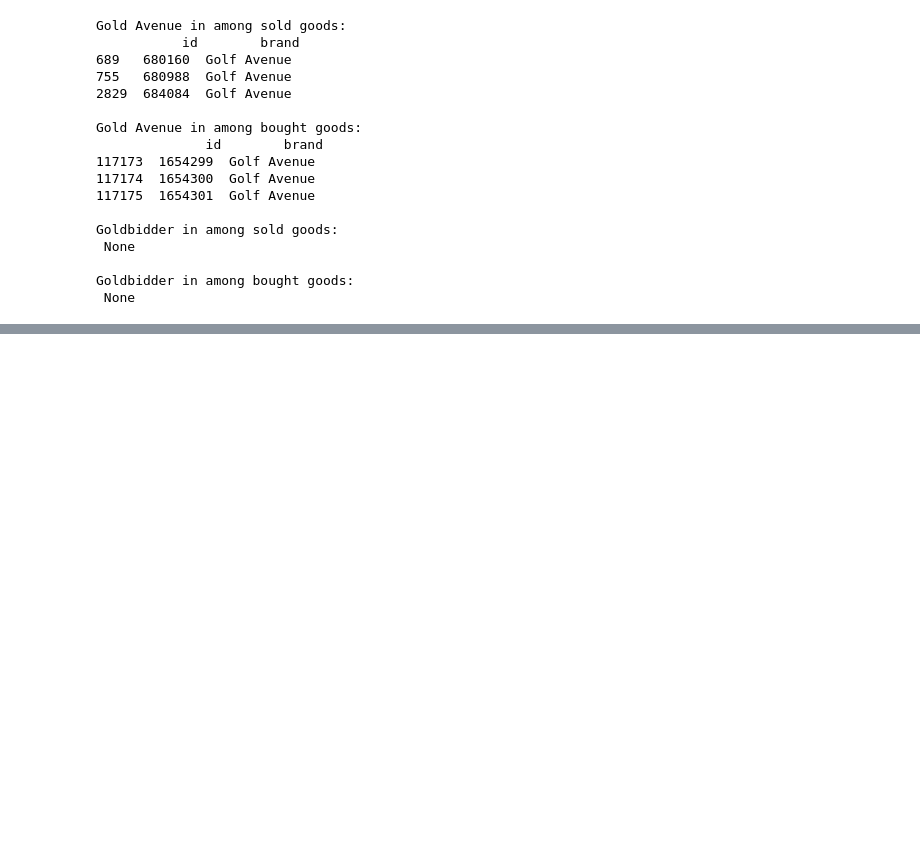
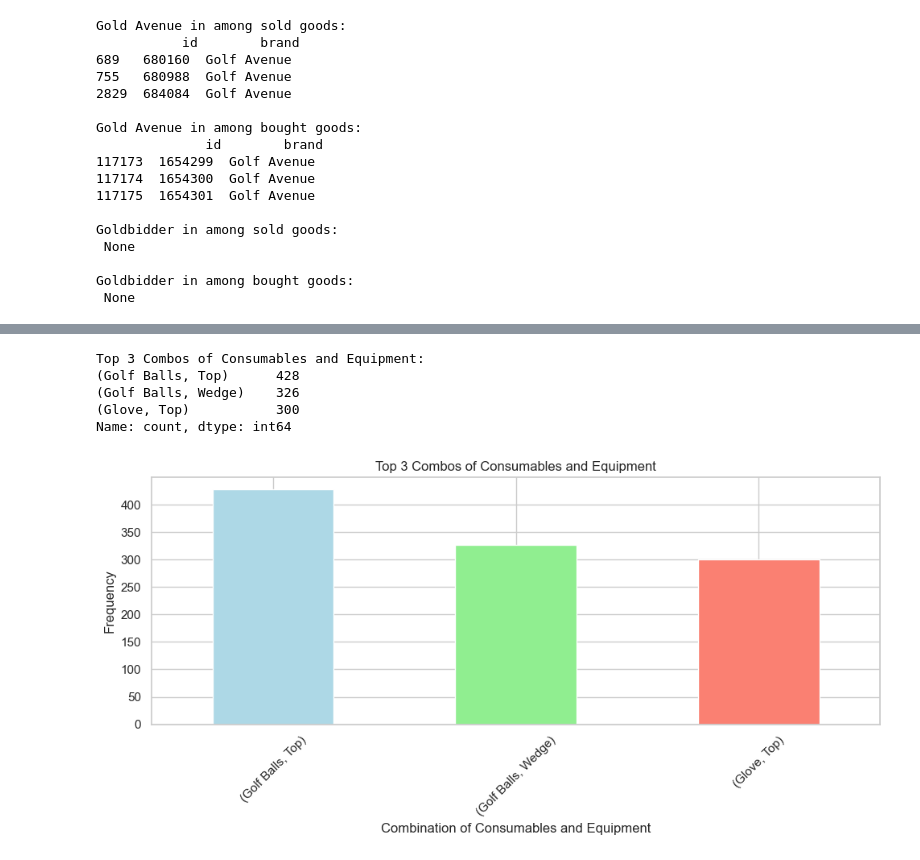
Before and after one commit to PavelZarankin/Cohora_task, a Jupyter notebook: Solutions.ipynb, the cells around one changed output, grey strips where cells are left out. Drawn from its saved outputs; the diff is of its cells as text; code cells hidden in the pictures; blank space fills up the shorter version.

```diff
--- a/Solutions.ipynb
+++ b/Solutions.ipynb
@@ -931,0 +957,55 @@ Goldbidder in among bought goods:
+# %%
+# Assuming df_orders is already defined and loaded
+
+# Define consumables
+consumables = ['Golf Balls', 'Tees', 'Glove', 'Towel', 'Water Bottle']
+
+# Get all unique types from the DataFrame
+all_types = df_orders['type'].unique()
+
+# Define equipment as all types that are not consumables
+equipment = [item for item in all_types if item not in consumables]
+
+# Filter orders with consumables
+df_consumables = df_orders[df_orders['type'].isin(consumables)]
+
+# Create a DataFrame that contains only orders with consumables
+combined_df = df_orders[df_orders['order_id'].isin(df_consumables['order_id'])]
+
+# Group by order_id and aggregate the types
+grouped = combined_df.groupby('order_id')['type'].apply(list).reset_index()
+
+# Create a list to store combinations
+combo_list = []
+
+# Create combinations of consumables and equipment from each order
+for index, row in grouped.iterrows():
+    items = row['type']
+    combos = [combo for combo in combinations(items, 2) if combo[0] in consumables and combo[1] in equipment]
+    combo_list.extend(combos)
+
+# Count the frequency of each combination
+combo_counts = pd.Series(combo_list).value_counts()
+
+# Get the top 3 combinations
+top_combos = combo_counts.head(3)
+
+# Print out the top combinations
+print("Top 3 Combos of Consumables and Equipment:")
+print(top_combos)
+
+# Visualize the results
+plt.figure(figsize=(10, 5))
+top_combos.plot(kind='bar', color=['lightblue', 'lightgreen', 'salmon'])
+plt.title('Top 3 Combos of Consumables and Equipment')
+plt.xlabel('Combination of Consumables and Equipment')
+plt.ylabel('Frequency')
+plt.xticks(rotation=45)
+plt.tight_layout()
+# %% [output]
+Top 3 Combos of Consumables and Equipment:
+(Golf Balls, Top)      428
+(Golf Balls, Wedge)    326
+(Glove, Top)           300
+Name: count, dtype: int64
+[figure, added]
```
Also changed, not shown: parts of 9 cells of this notebook.
